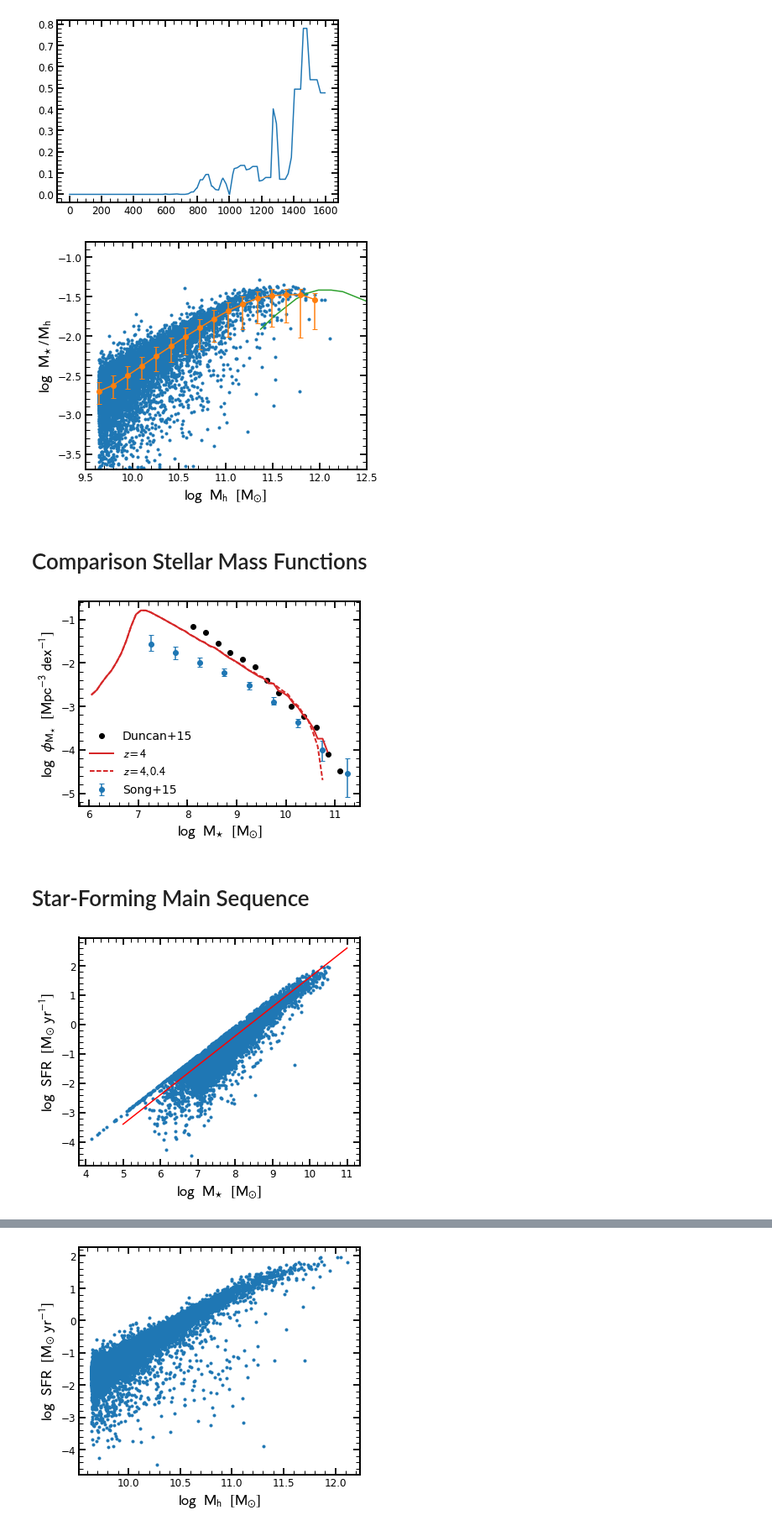
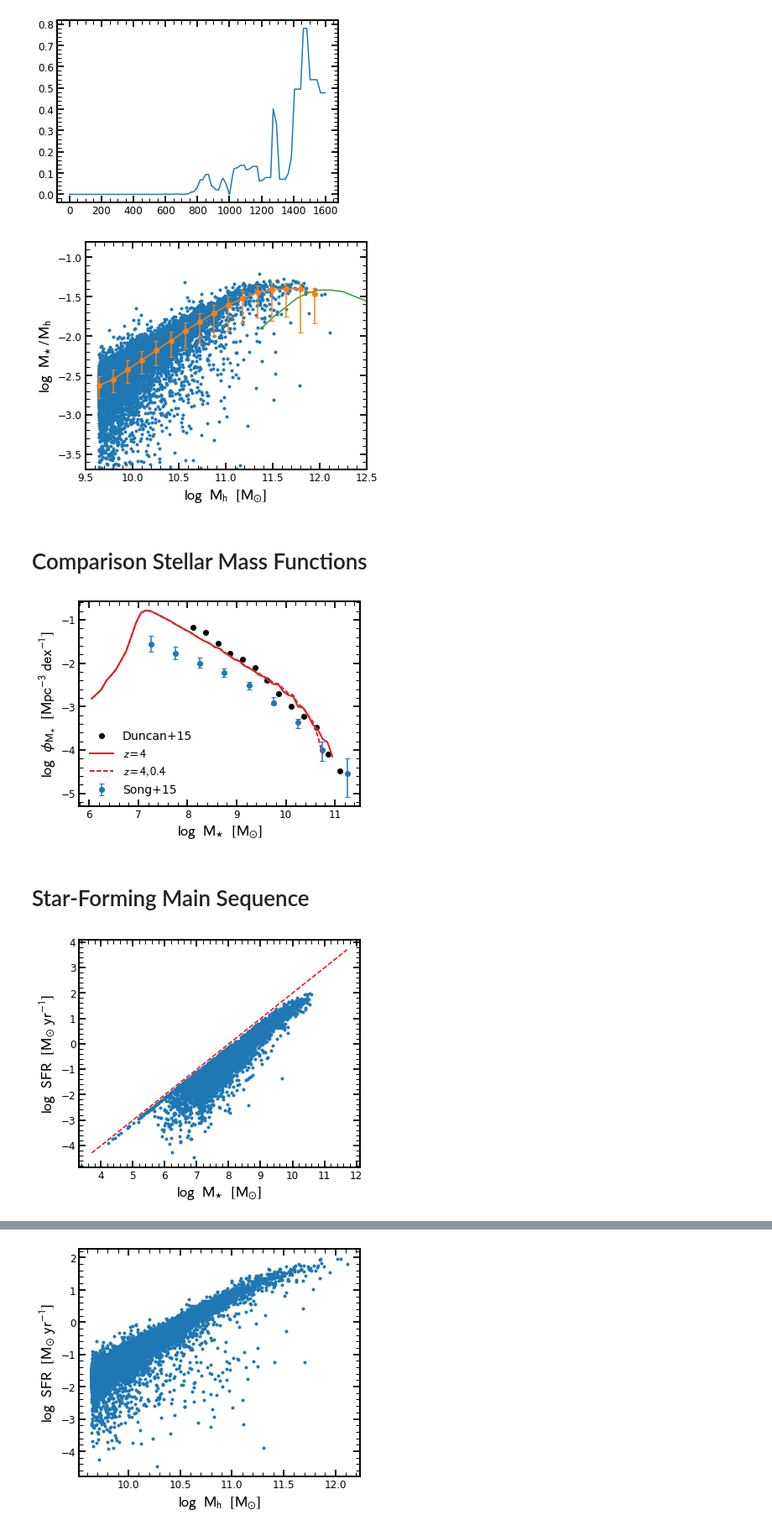
Before and after one commit to stacchella/halo_model, a Jupyter notebook: scripts/Comparison_M_Observables.ipynb, the cells around one changed output, grey strips where cells are left out. Shown at 84% size. Drawn from its saved outputs; the diff is of its cells as text; code cells hidden in the pictures.

```diff
--- a/scripts/Comparison_M_Observables.ipynb
+++ b/scripts/Comparison_M_Observables.ipynb
@@ -27,6 +27,7 @@ path_SP_cat_04 = path_main + 'catalogs/SP/0.4/'
 # define important parameters
 
 volume_box = 100.0**3  # in Mpc^-3
+R = 0.29  # return mass fraction from http://adsabs.harvard.edu/abs/2016MNRAS.455.4183V for Salpeter IMF
 # %% [markdown]
 # Define Functions
 # %%
@@ -52,7 +53,6 @@ def compute_M(cat_obj):
     '''
     # set parameters
     Mseed = 0.0  # seed mass
-    R = 0.4      # return to ISM
     # load SFH for given time interval
     SFR_list = cat_obj['SFH/SFH_SFR'][:]
     time_list = cat_obj['SFH/SFH_time'][:]
@@ -196,7 +196,7 @@ plt.legend(frameon=False, fontsize=14)
 plt.savefig(path_figures + 'Ms_Mh_Relation.pdf', bbox_inches='tight')
 plt.show()
 # %% [output]
-[figure, old version]
+[figure, new version]
 # %% [markdown]
 # Comparison Stellar Mass Functions
 # %%
@@ -239,31 +239,37 @@ plt.legend(frameon=False, fontsize=14)
 plt.savefig(path_figures + 'Ms_Fct_evolution.pdf', bbox_inches='tight')
 plt.show()
 # %% [output]
-[figure, old version]
+[figure, new version]
 # %% [markdown]
 # Star-Forming Main Sequence
+# %%
+# derivation of the SFR threshold, when all the stars formed within the last 200 Myr
+M_limit_list = np.linspace(4.0, 12.0)
+SFR_limit_list = np.log10(10**M_limit_list/(200.0*10**6))
+M_limit_list -= R  # take away return to ISM
 # %%
 plot_every_other = 10
 
 fig, ax = plt.subplots(nrows=1, ncols=1, figsize=(6, 5))
 
 ax.plot(np.log10(Ms_list)[::plot_every_other], np.log10(SFR_200_list)[::plot_every_other], '.', color='C0')
-ax.plot(np.linspace(5, 11), np.linspace(5, 11)-8.4, '-', color='red')
-#ax.plot(np.log10(Ms_list[idx_lowM]), np.log10(SFR_200_list[idx_lowM]), '.', color='C1')
+#ax.plot(np.log10(Ms_list)[::plot_every_other], np.log10(SFR_10_list)[::plot_every_other], '.', color='C1')
+ax.plot(M_limit_list, SFR_limit_list, '--', color='red')
+
 
 #ax.plot(np.log10(Ms_list)[::plot_every_other], np.log10(SFR_10_list)[::plot_every_other], '.', color='C1')
 #ax.errorbar(x_rm, y_rm, yerr=[y_rm-y_rm_l, y_rm_h-y_rm], fmt='o-', color='C1', capsize=3, zorder=10)
 #ax.plot(np.log10(Mh_Behroozi13), np.log10(MM_Behroozi13), '-', color='C2')
 
 ax.set_xlabel(r'$\log\/\/\/\/\mathrm{M}_{\star}\/\/\/\/[\mathrm{M}_{\odot}]$', fontsize=18)
 ax.set_ylabel(r'$\log\/\/\/\/\mathrm{SFR}\/\/\/\/[\mathrm{M}_{\odot}\/\/\mathrm{yr}^{-1}]$', fontsize=18)
 
 #ax.set_xlim([9.5, 11.5])
 #ax.set_ylim([0.0, 2.5])
 
 plt.legend(frameon=False, fontsize=14)
 plt.savefig(path_figures + 'MS_Relation.pdf', bbox_inches='tight')
 plt.show()
 # %% [output]
-[figure, old version]
+[figure, new version]
 # %%
```
Also changed, not shown: parts of 2 cells of this notebook, 5 other files.
